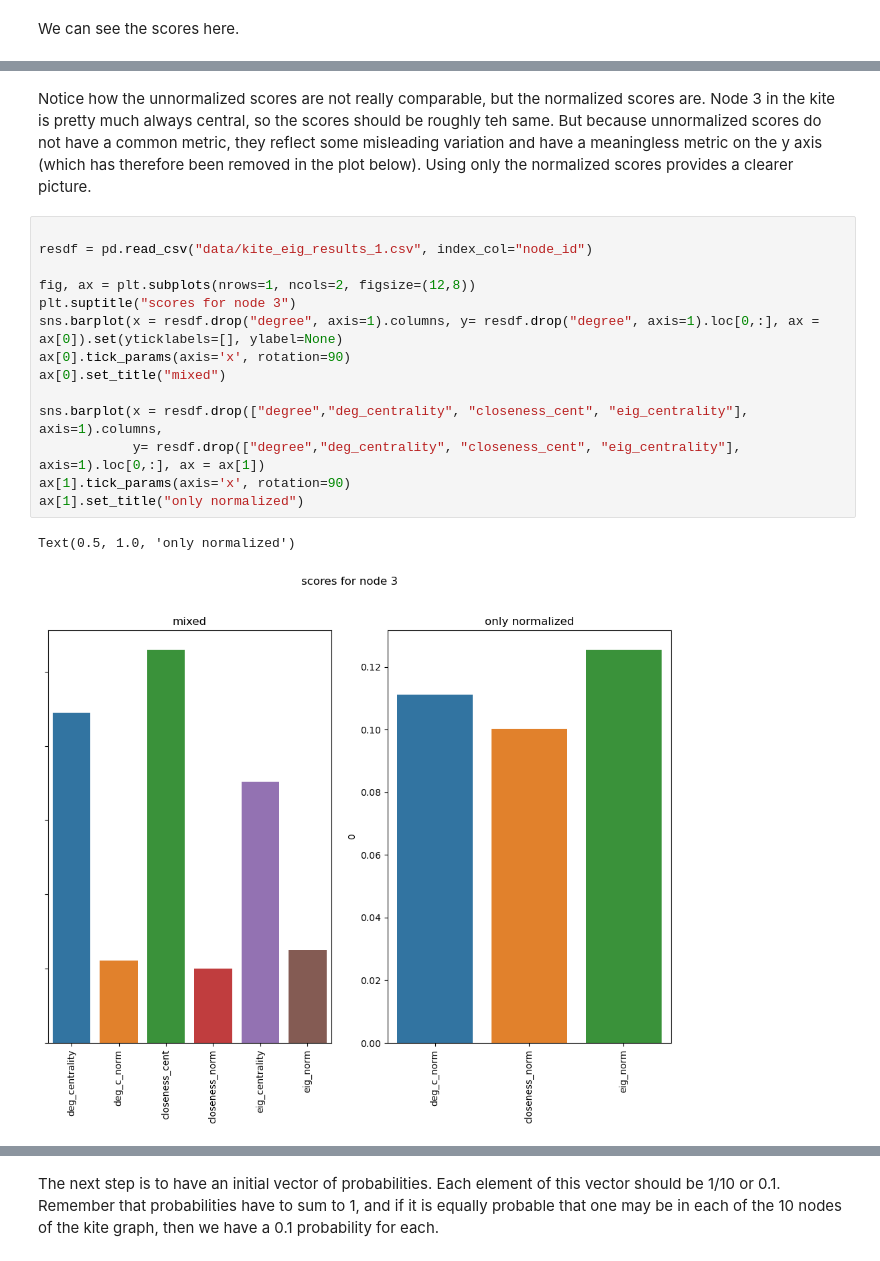
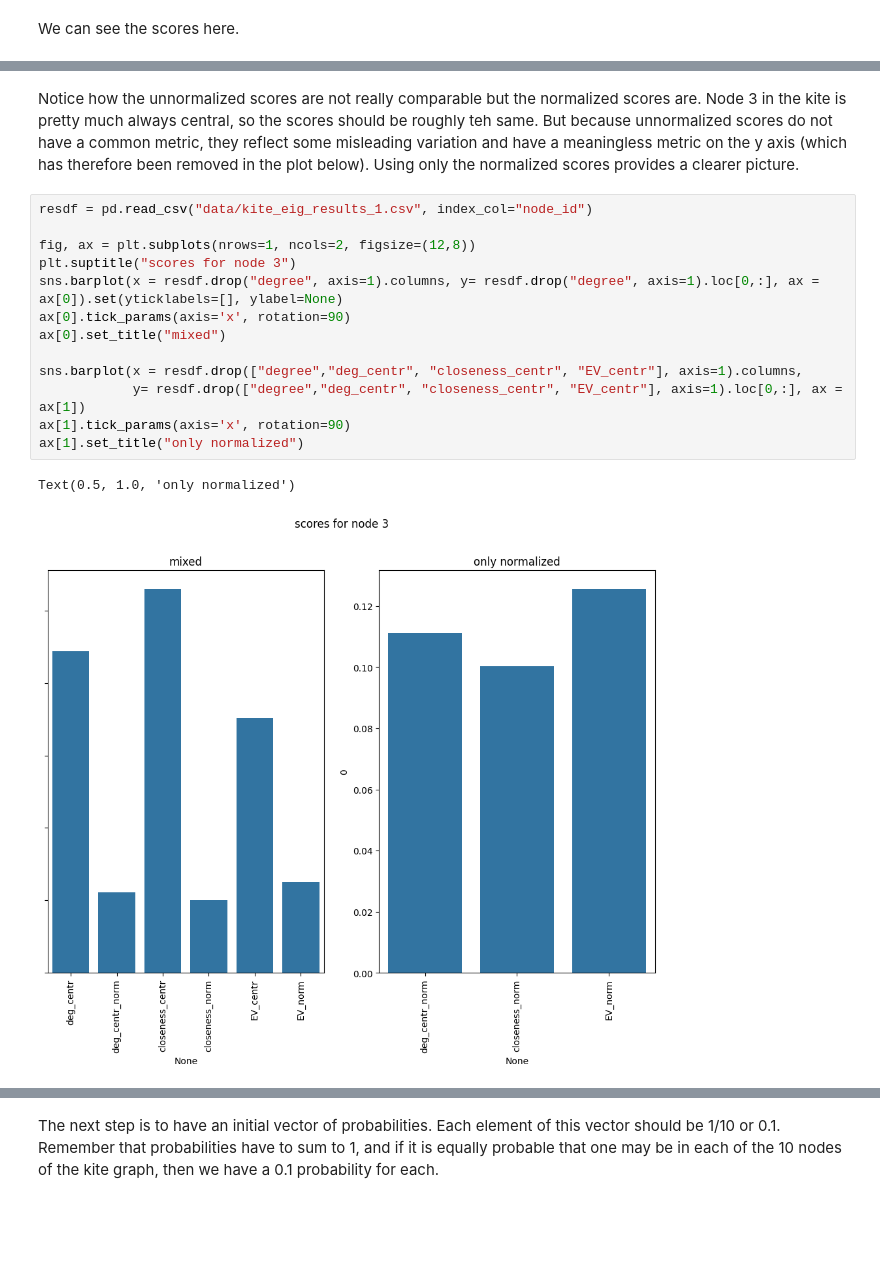
Before and after one commit to maastrichtlawtech/legalnetworkanalysis_textbook, a Jupyter notebook: Chapter_3_Centrality.ipynb, the cells around one changed output, grey strips where cells are left out. Drawn from its saved outputs; the diff is of its cells as text; blank space fills up the shorter version.

```diff
--- a/Chapter_3_Centrality.ipynb
+++ b/Chapter_3_Centrality.ipynb
@@ -547,24 +541,23 @@ resdf.sort_values('eig_centrality', ascending=False)
 | 8 | 2 | 0.222 | 0.056 | 0.429 | 0.081 | 0.048 | 0.017 |
 | 9 | 1 | 0.111 | 0.028 | 0.310 | 0.059 | 0.011 | 0.004 |
 # %% [markdown]
-Notice how the unnormalized scores are not really comparable, but the normalized scores are. Node 3 in the kite is pretty much always central, so the scores should be roughly teh same. But because unnormalized scores do not have a common metric, they reflect some misleading variation and have a meaningless metric on the y axis (which has therefore been removed in the plot below). Using only the normalized scores provides a clearer picture.
+Notice how the unnormalized scores are not really comparable but the normalized scores are. Node 3 in the kite is pretty much always central, so the scores should be roughly teh same. But because unnormalized scores do not have a common metric, they reflect some misleading variation and have a meaningless metric on the y axis (which has therefore been removed in the plot below). Using only the normalized scores provides a clearer picture.
 # %%
-
 resdf = pd.read_csv("data/kite_eig_results_1.csv", index_col="node_id")
 
 fig, ax = plt.subplots(nrows=1, ncols=2, figsize=(12,8))
 plt.suptitle("scores for node 3")
 sns.barplot(x = resdf.drop("degree", axis=1).columns, y= resdf.drop("degree", axis=1).loc[0,:], ax = ax[0]).set(yticklabels=[], ylabel=None)
 ax[0].tick_params(axis='x', rotation=90)
 ax[0].set_title("mixed")
 
-sns.barplot(x = resdf.drop(["degree","deg_centrality", "closeness_cent", "eig_centrality"], axis=1).columns,
-            y= resdf.drop(["degree","deg_centrality", "closeness_cent", "eig_centrality"], axis=1).loc[0,:], ax = ax[1])
+sns.barplot(x = resdf.drop(["degree","deg_centr", "closeness_centr", "EV_centr"], axis=1).columns,
+            y= resdf.drop(["degree","deg_centr", "closeness_centr", "EV_centr"], axis=1).loc[0,:], ax = ax[1])
 ax[1].tick_params(axis='x', rotation=90)
 ax[1].set_title("only normalized")
 # %% [output]
 Text(0.5, 1.0, 'only normalized')
-[figure, old version]
+[figure, new version]
 # %% [markdown]
 
 
```
Also changed, not shown: parts of 47 cells of this notebook, 9 other files.
